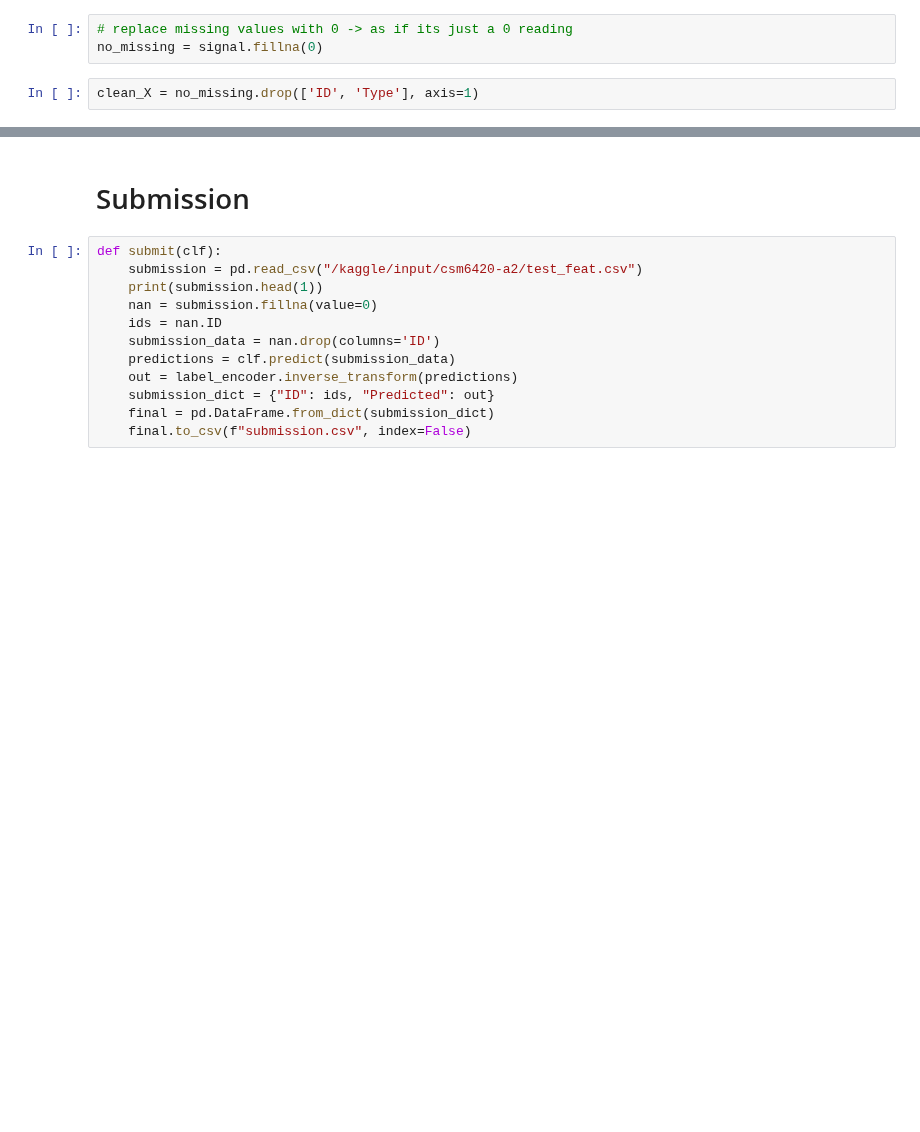
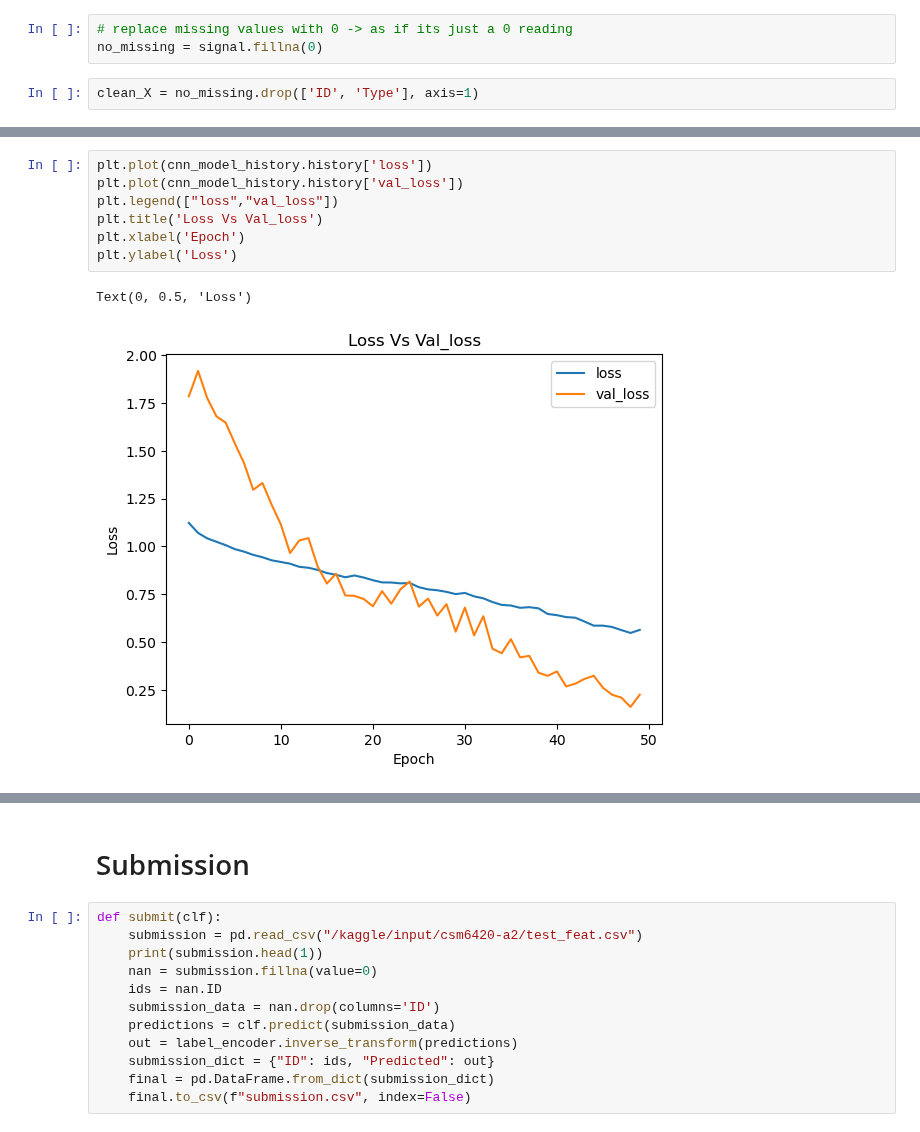
Before and after one commit to oknappett/ML_module, a Jupyter notebook: feature-approach.ipynb, the cells around one changed output, grey strips where cells are left out. Cells and saved outputs as stored; diff of their text form; blank space fills up the shorter version.

```diff
--- a/feature-approach.ipynb
+++ b/feature-approach.ipynb
@@ -473,0 +650,10 @@ for tpe in unique_types:
+# %%
+plt.plot(cnn_model_history.history['loss'])
+plt.plot(cnn_model_history.history['val_loss'])
+plt.legend(["loss","val_loss"])
+plt.title('Loss Vs Val_loss')
+plt.xlabel('Epoch')
+plt.ylabel('Loss')
+# %% [output]
+Text(0, 0.5, 'Loss')
+[figure, added]
```
Also changed, not shown: parts of 32 cells of this notebook.
